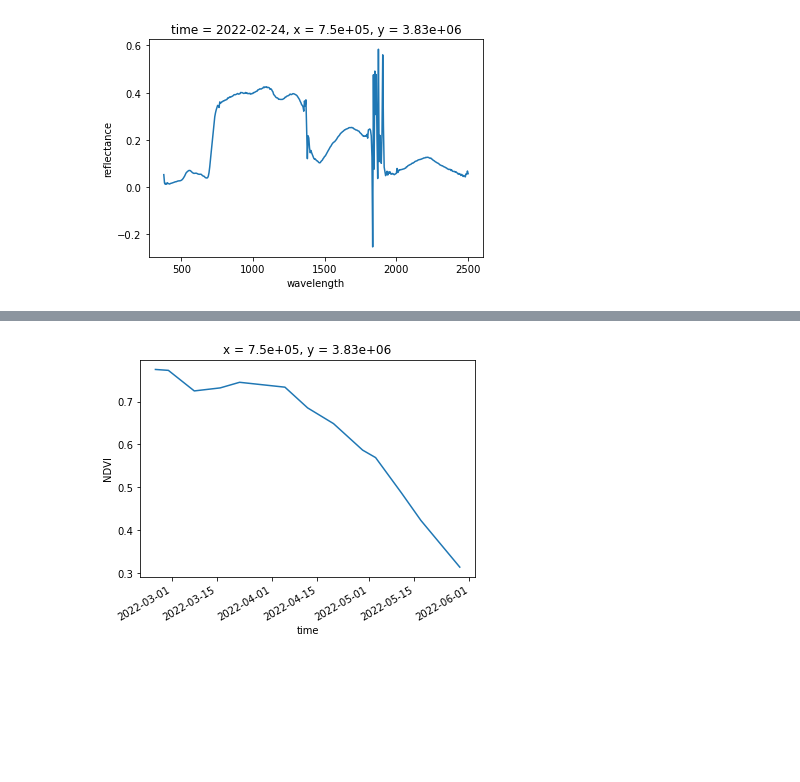
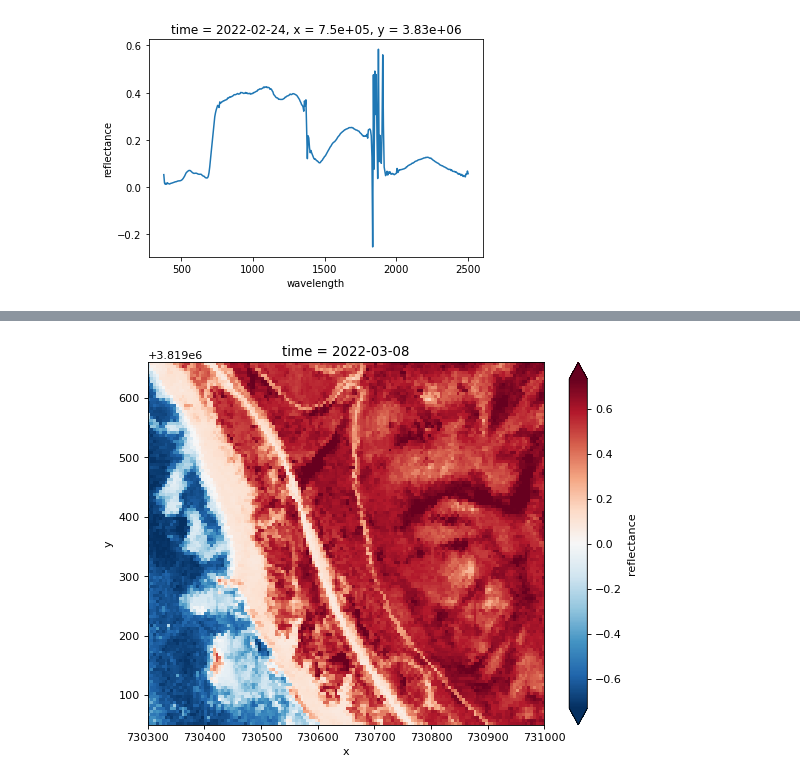
Before and after one commit to EvanDLang/SHIFT-SMCE-User-Guide, a Jupyter notebook: docs/source/notebooks/working_with_datasets.ipynb, the cells around one changed output, grey strips where cells are left out. Cells and saved outputs as stored; diff of their text form; code cells hidden in the pictures; blank space fills up the shorter version.

```diff
--- a/docs/source/notebooks/working_with_datasets.ipynb
+++ b/docs/source/notebooks/working_with_datasets.ipynb
@@ -93,14 +84,24 @@ display.display(html)
 # %% [output]
 [interactive output not drawn]
 # %%
-# Calculate a vegetation index through time for a pixel
-dsub = dat.sel(x=750_000, y=3_830_000, method="nearest")
-dsub.dims
-red = dsub.sel(wavelength=660, method="nearest").reflectance
-nir = dsub.sel(wavelength=800, method="nearest").reflectance
+# Calculate a vegetation index through time for an area
+
+# Slice an area using x, y, and time
+aoi = dat.sel(x=slice(730300,731000), y=slice(3819660,3819050), time="2022-03-08")
+
+# Reshape to increase computational speed
+aoi = aoi.stack(combined=('y', 'x'))
+
+# Calculate NDVI
+red = aoi.sel(wavelength=660, method="nearest").reflectance
+nir = aoi.sel(wavelength=880, method="nearest").reflectance
 ndvi = (nir - red) / (nir + red)
-ndvi.plot()
-plt.ylabel("NDVI")
-plt.draw()
+
+# Return to the orginal shape
+ndvi = ndvi.unstack('combined')
-# %% [output]
-[figure, removed]
+# %%
+# Plot
+plt.figure(figsize=(8, 6), dpi=80)
+ndvi.plot.pcolormesh("x", "y", robust=True, add_colorbar=True);
+# %% [output]
+[figure, added]
```
Also changed, not shown: parts of 2 cells of this notebook, 2 other files.
